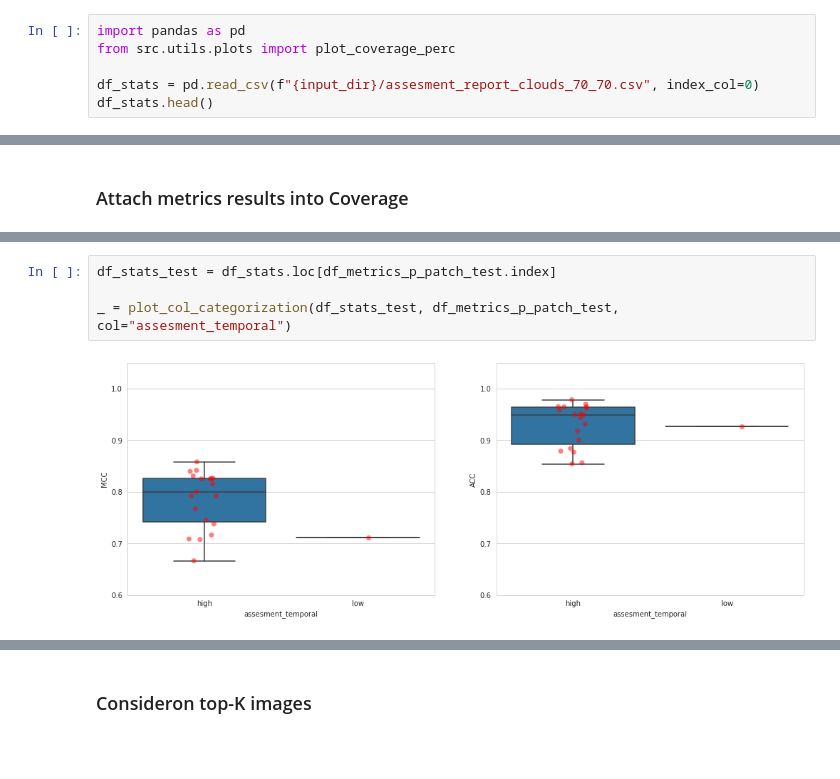
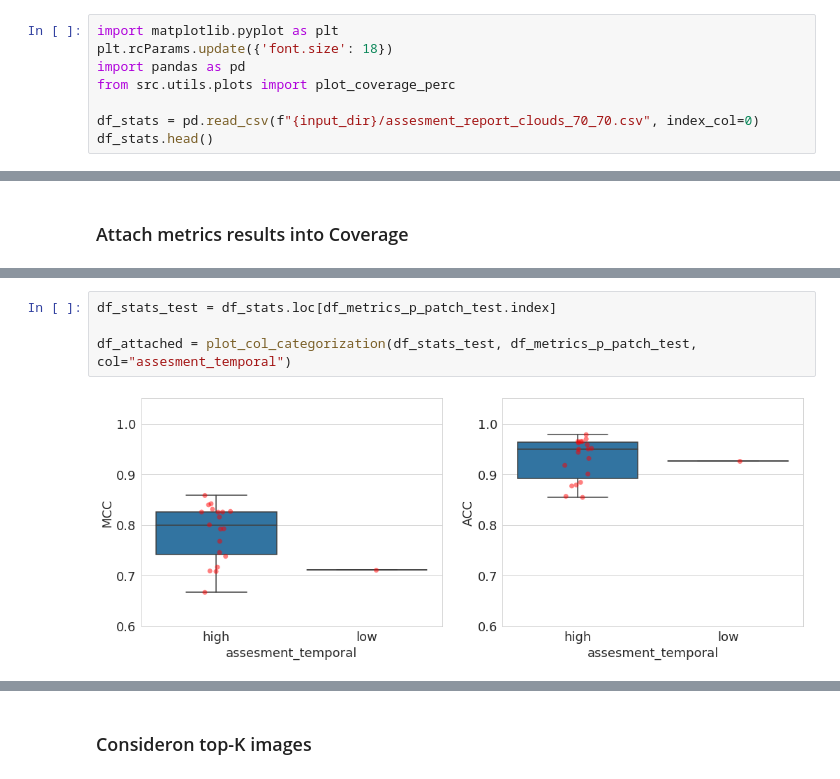
Before and after one commit to fmenat/SITS_S2Coverage, a Jupyter notebook: s2coverage_cloudbased.ipynb, the cells around one changed output, grey strips where cells are left out. Drawn from its saved outputs; the diff is of its cells as text; blank space fills up the shorter version.

```diff
--- a/s2coverage_cloudbased.ipynb
+++ b/s2coverage_cloudbased.ipynb
@@ -18,6 +18,8 @@ results = analyse_dataset(input_dir = input_dir, idx_targets = idx_targets, boun
 # %%
 input_dir = './coverage/ai4eo/'
 # %%
+import matplotlib.pyplot as plt
+plt.rcParams.update({'font.size': 18})
 import pandas as pd
 from src.utils.plots import plot_coverage_perc
 
@@ -78,9 +80,9 @@ df_metrics_p_patch_test.head()
 # %%
 df_stats_test = df_stats.loc[df_metrics_p_patch_test.index]
 
-_ = plot_col_categorization(df_stats_test, df_metrics_p_patch_test, col="assesment_temporal")
+df_attached = plot_col_categorization(df_stats_test, df_metrics_p_patch_test, col="assesment_temporal")
 # %% [output]
-[figure, old version]
+[figure, new version]
 |  | MCC |  |  |  |  |  |  |  | ACC |  | ... |
 |  | count | mean | std | min | 25% | 50% | 75% | max | count | mean | ... |
 | assesment_temporal |  |  |  |  |  |  |  |  |  |  | ... |
```
Also changed, not shown: parts of 5 cells of this notebook, 19 other files.
